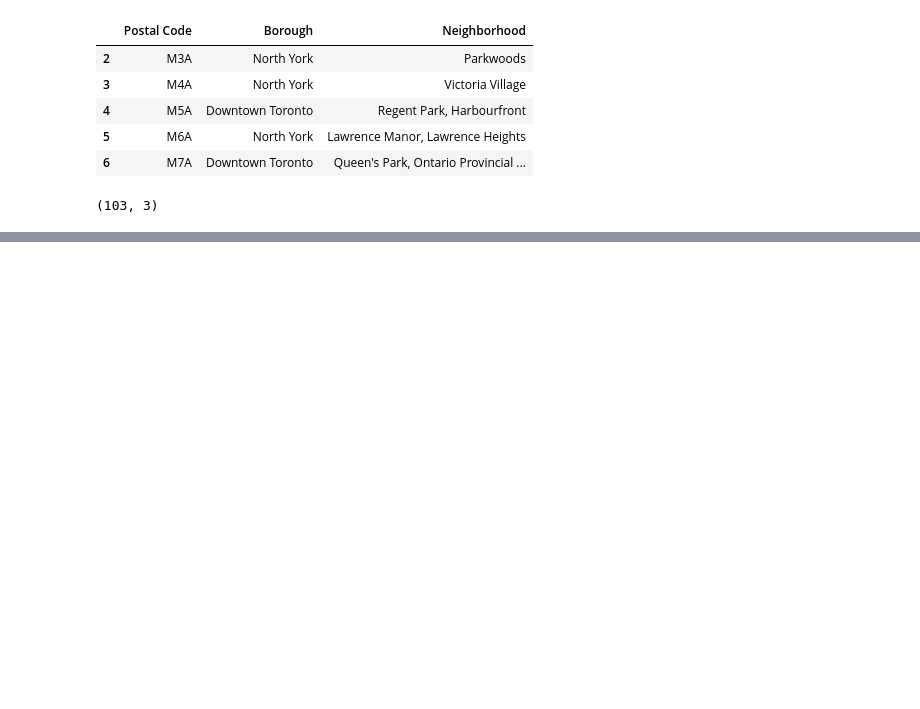
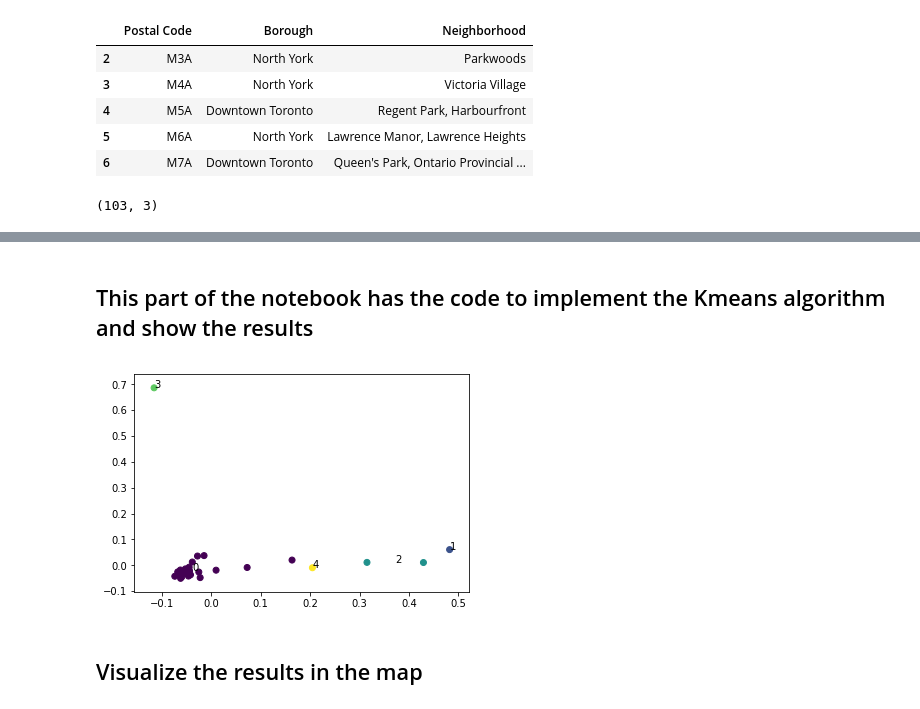
Before and after one commit to ivanjimenez117/Coursera_Capstone, a Jupyter notebook: Segmenting and Clustering Toronto's Neighborhooods.ipynb, the cells around one changed output, grey strips where cells are left out. Drawn from its saved outputs; the diff is of its cells as text; code cells hidden in the pictures; blank space fills up the shorter version.

```diff
--- a/Segmenting and Clustering Toronto's Neighborhooods.ipynb
+++ b/Segmenting and Clustering Toronto's Neighborhooods.ipynb
@@ -53,0 +105,10 @@ Index(['Postal Code', 'Latitude', 'Longitude'], dtype='object')
+# %%
+#One hot encode the venue category
+toronto_onehot = pd.get_dummies(toronto_venues[['Venue Category']], prefix="", prefix_sep="")
+toronto_onehot['Neighborhood'] = toronto_venues['Neighborhood']
+column_names = list(toronto_onehot.columns)
+column_names.remove('Neighborhood')
+fixed_columns = ['Neighborhood'] + column_names
+toronto_onehot = toronto_onehot[fixed_columns]
+
+toronto_onehot.head()
@@ -53,0 +123,2 @@ Index(['Postal Code', 'Latitude', 'Longitude'], dtype='object')
+# %%
+toronto_grouped = toronto_onehot.groupby('Neighborhood').mean()
@@ -53,0 +132,4 @@ Index(['Postal Code', 'Latitude', 'Longitude'], dtype='object')
+# %% [markdown]
+## This part of the notebook has the code to implement the Kmeans algorithm and show the results
+# %%
+kmeans = KMeans(n_clusters=5,random_state=0).fit(toronto_grouped)
@@ -53,0 +138,13 @@ Index(['Postal Code', 'Latitude', 'Longitude'], dtype='object')
+# %%
+# I implemented a Principal Component Analisis to reduce the number of features and create a scatter plot of the result in order to
+# visualize the clusters
+pca = PCA(n_components=2)
+pca_elements = pca.fit_transform(toronto_grouped)
+pca_centers = pca.transform(kmeans.cluster_centers_)
+# %%
+#Create the scatter plot and add some annotations to identify the different clusters.
+plt.scatter(list(map(lambda x:x[0],pca_elements)),list(map(lambda x:x[1],pca_elements)),c=kmeans.labels_)
+for i,center in enumerate(pca_centers):
+    plt.annotate(i,xy=center)
+# %% [output]
+[figure, added]
@@ -53,0 +153,2 @@ Index(['Postal Code', 'Latitude', 'Longitude'], dtype='object')
+# %% [markdown]
+## Visualize the results in the map
```
Also changed, not shown: parts of 23 cells of this notebook.
